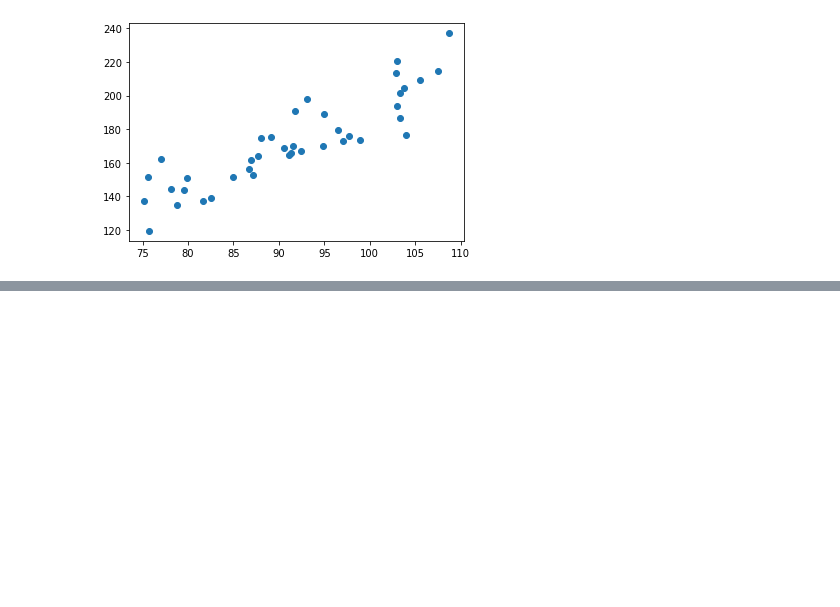
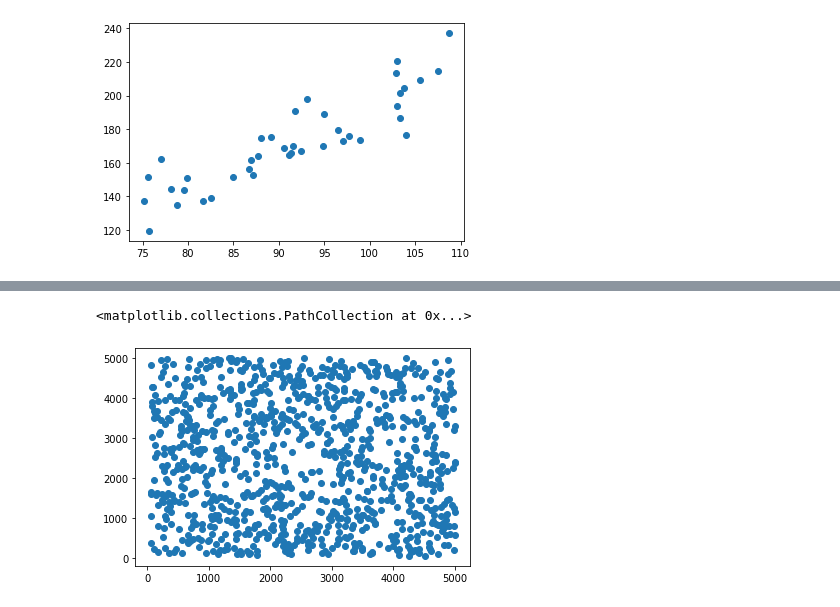
Before and after one commit to avilay/stats-tutorial, a Jupyter notebook: visualizations.ipynb, the cells around one changed output, grey strips where cells are left out. Saved outputs shown, nothing was run; the diff lists cells and outputs as text; code cells hidden in the pictures; blank space fills up the shorter version.

Commit message:
sugar

```diff
--- a/visualizations.ipynb
+++ b/visualizations.ipynb
@@ -120,0 +221,6 @@ plt.scatter(waists, weights)
+# %%
+sugar = np.random.randint(50, 5000, 1000)
+plt.scatter(chocolates, sugar)
+# %% [output]
+<matplotlib.collections.PathCollection at 0x...>
+[figure, added]
```
Also changed, not shown: parts of 3 cells of this notebook.
